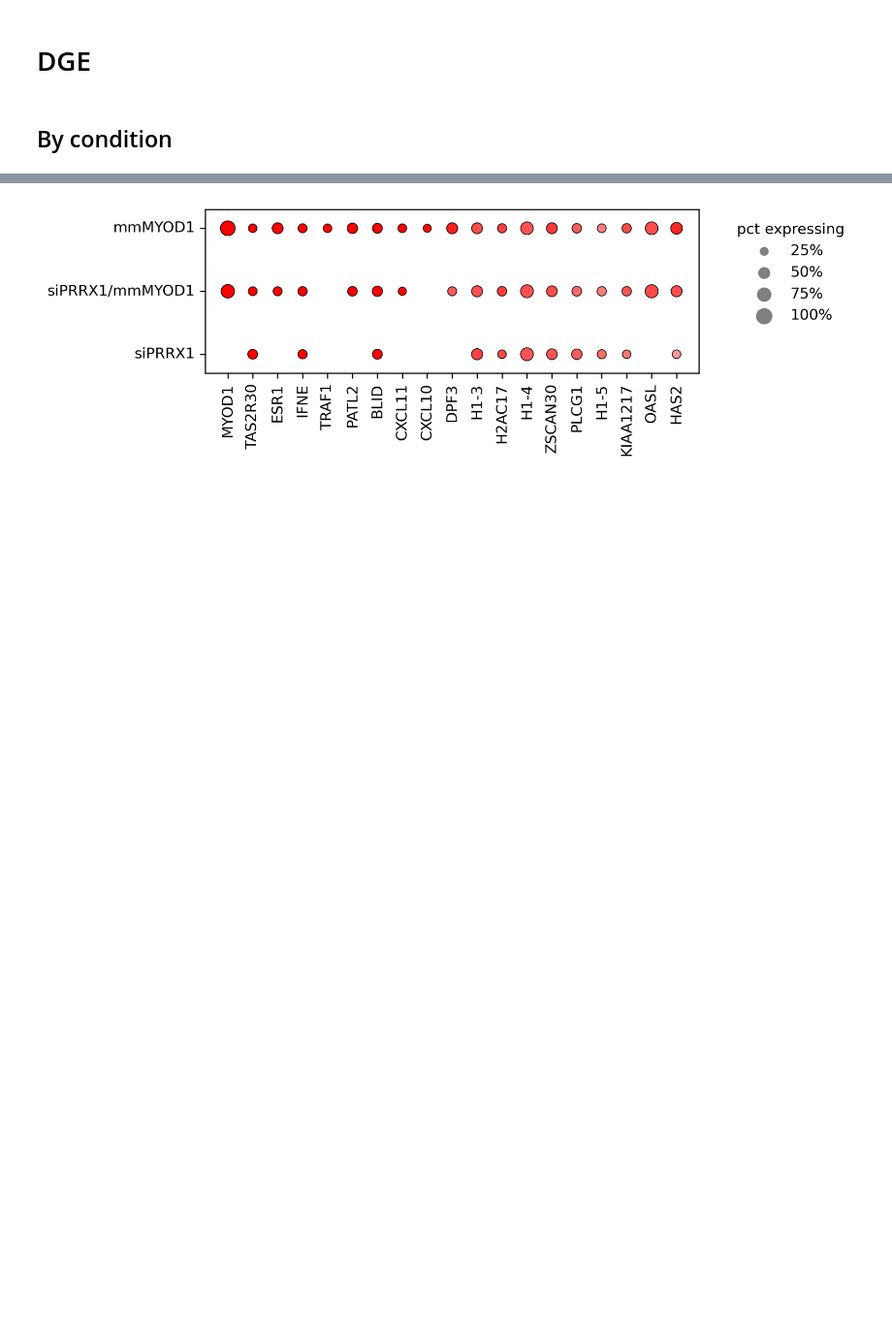
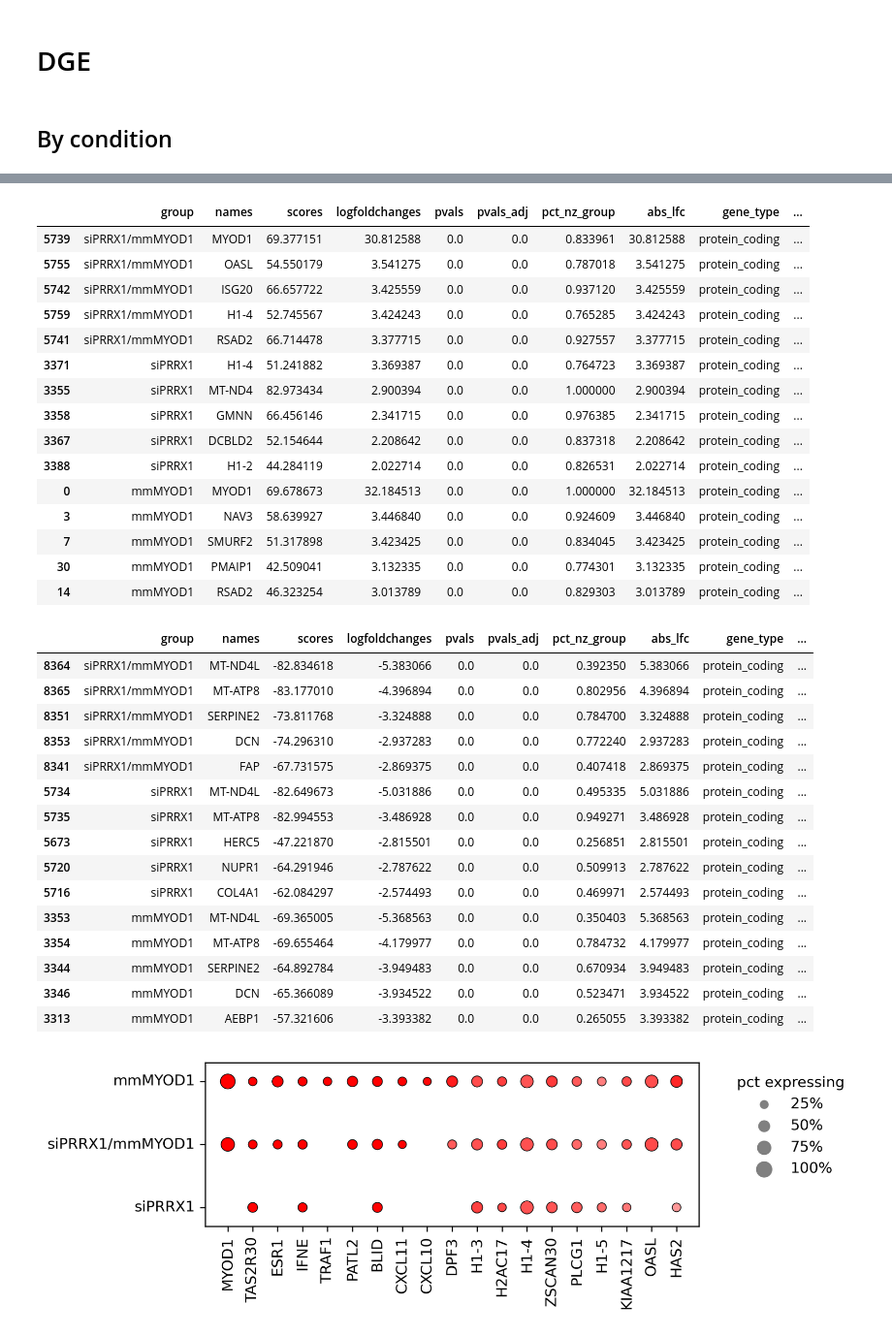
Before and after one commit to jrcwycy/Hybrid, a Jupyter notebook: notebooks/dge/DGE.ipynb, the cells around one changed output, grey strips where cells are left out. Shown at 97% size. Cells and saved outputs as stored; diff of their text form; code cells hidden in the pictures; blank space fills up the shorter version.

```diff
--- a/notebooks/dge/DGE.ipynb
+++ b/notebooks/dge/DGE.ipynb
@@ -240,3 +278,44 @@ filtering for protein_coding genes...
+# %%
+pdf = sig[sig['gene_type'] == 'protein_coding']
+pdf = pdf[(pdf['logfoldchanges'] < 0) | (pdf['pct_nz_group'] >= 0.75)]
+
+
+display(pdf.sort_values(by=['group', 'logfoldchanges'], ascending=[False, False]).groupby('group').head())
+
+display(pdf.sort_values(by=['group', 'logfoldchanges'], ascending=[False, True]).groupby('group').head())
+# %% [output]
+|  | group | names | scores | logfoldchanges | pvals | pvals_adj | pct_nz_group | abs_lfc | gene_type | ... |
+| 5739 | siPRRX1/mmMYOD1 | MYOD1 | 69.377151 | 30.812588 | 0.0 | 0.0 | 0.833961 | 30.812588 | protein_coding | ... |
+| 5755 | siPRRX1/mmMYOD1 | OASL | 54.550179 | 3.541275 | 0.0 | 0.0 | 0.787018 | 3.541275 | protein_coding | ... |
+| 5742 | siPRRX1/mmMYOD1 | ISG20 | 66.657722 | 3.425559 | 0.0 | 0.0 | 0.937120 | 3.425559 | protein_coding | ... |
+| 5759 | siPRRX1/mmMYOD1 | H1-4 | 52.745567 | 3.424243 | 0.0 | 0.0 | 0.765285 | 3.424243 | protein_coding | ... |
+| 5741 | siPRRX1/mmMYOD1 | RSAD2 | 66.714478 | 3.377715 | 0.0 | 0.0 | 0.927557 | 3.377715 | protein_coding | ... |
+| 3371 | siPRRX1 | H1-4 | 51.241882 | 3.369387 | 0.0 | 0.0 | 0.764723 | 3.369387 | protein_coding | ... |
+| 3355 | siPRRX1 | MT-ND4 | 82.973434 | 2.900394 | 0.0 | 0.0 | 1.000000 | 2.900394 | protein_coding | ... |
+| 3358 | siPRRX1 | GMNN | 66.456146 | 2.341715 | 0.0 | 0.0 | 0.976385 | 2.341715 | protein_coding | ... |
+| 3367 | siPRRX1 | DCBLD2 | 52.154644 | 2.208642 | 0.0 | 0.0 | 0.837318 | 2.208642 | protein_coding | ... |
+| 3388 | siPRRX1 | H1-2 | 44.284119 | 2.022714 | 0.0 | 0.0 | 0.826531 | 2.022714 | protein_coding | ... |
+| 0 | mmMYOD1 | MYOD1 | 69.678673 | 32.184513 | 0.0 | 0.0 | 1.000000 | 32.184513 | protein_coding | ... |
+| 3 | mmMYOD1 | NAV3 | 58.639927 | 3.446840 | 0.0 | 0.0 | 0.924609 | 3.446840 | protein_coding | ... |
+| 7 | mmMYOD1 | SMURF2 | 51.317898 | 3.423425 | 0.0 | 0.0 | 0.834045 | 3.423425 | protein_coding | ... |
+| 30 | mmMYOD1 | PMAIP1 | 42.509041 | 3.132335 | 0.0 | 0.0 | 0.774301 | 3.132335 | protein_coding | ... |
+| 14 | mmMYOD1 | RSAD2 | 46.323254 | 3.013789 | 0.0 | 0.0 | 0.829303 | 3.013789 | protein_coding | ... |
+|  | group | names | scores | logfoldchanges | pvals | pvals_adj | pct_nz_group | abs_lfc | gene_type | ... |
+| 8364 | siPRRX1/mmMYOD1 | MT-ND4L | -82.834618 | -5.383066 | 0.0 | 0.0 | 0.392350 | 5.383066 | protein_coding | ... |
+| 8365 | siPRRX1/mmMYOD1 | MT-ATP8 | -83.177010 | -4.396894 | 0.0 | 0.0 | 0.802956 | 4.396894 | protein_coding | ... |
+| 8351 | siPRRX1/mmMYOD1 | SERPINE2 | -73.811768 | -3.324888 | 0.0 | 0.0 | 0.784700 | 3.324888 | protein_coding | ... |
+| 8353 | siPRRX1/mmMYOD1 | DCN | -74.296310 | -2.937283 | 0.0 | 0.0 | 0.772240 | 2.937283 | protein_coding | ... |
+| 8341 | siPRRX1/mmMYOD1 | FAP | -67.731575 | -2.869375 | 0.0 | 0.0 | 0.407418 | 2.869375 | protein_coding | ... |
+| 5734 | siPRRX1 | MT-ND4L | -82.649673 | -5.031886 | 0.0 | 0.0 | 0.495335 | 5.031886 | protein_coding | ... |
+| 5735 | siPRRX1 | MT-ATP8 | -82.994553 | -3.486928 | 0.0 | 0.0 | 0.949271 | 3.486928 | protein_coding | ... |
+| 5673 | siPRRX1 | HERC5 | -47.221870 | -2.815501 | 0.0 | 0.0 | 0.256851 | 2.815501 | protein_coding | ... |
+| 5720 | siPRRX1 | NUPR1 | -64.291946 | -2.787622 | 0.0 | 0.0 | 0.509913 | 2.787622 | protein_coding | ... |
+| 5716 | siPRRX1 | COL4A1 | -62.084297 | -2.574493 | 0.0 | 0.0 | 0.469971 | 2.574493 | protein_coding | ... |
+| 3353 | mmMYOD1 | MT-ND4L | -69.365005 | -5.368563 | 0.0 | 0.0 | 0.350403 | 5.368563 | protein_coding | ... |
+| 3354 | mmMYOD1 | MT-ATP8 | -69.655464 | -4.179977 | 0.0 | 0.0 | 0.784732 | 4.179977 | protein_coding | ... |
+| 3344 | mmMYOD1 | SERPINE2 | -64.892784 | -3.949483 | 0.0 | 0.0 | 0.670934 | 3.949483 | protein_coding | ... |
+| 3346 | mmMYOD1 | DCN | -65.366089 | -3.934522 | 0.0 | 0.0 | 0.523471 | 3.934522 | protein_coding | ... |
+| 3313 | mmMYOD1 | AEBP1 | -57.321606 | -3.393382 | 0.0 | 0.0 | 0.265055 | 3.393382 | protein_coding | ... |
 # %%
 ### Top DEGs
 
```
Also changed, not shown: parts of 18 cells of this notebook, 7 other files.
